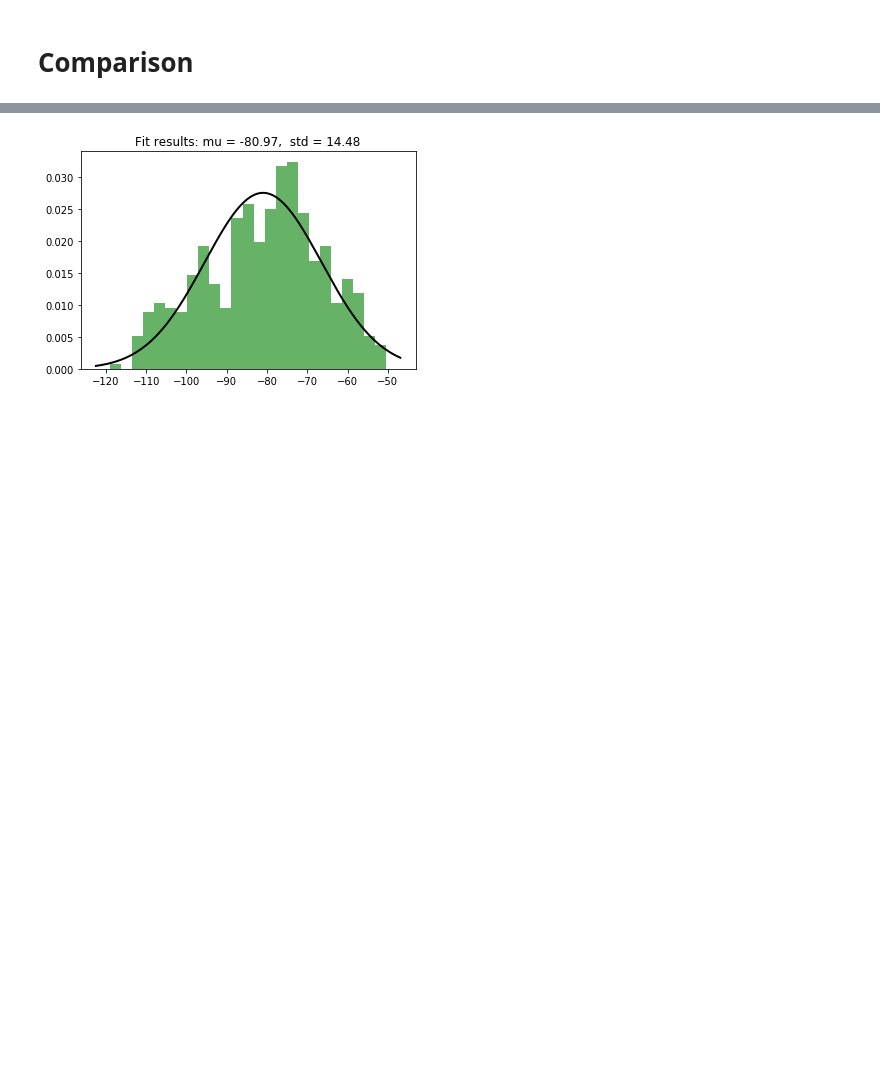
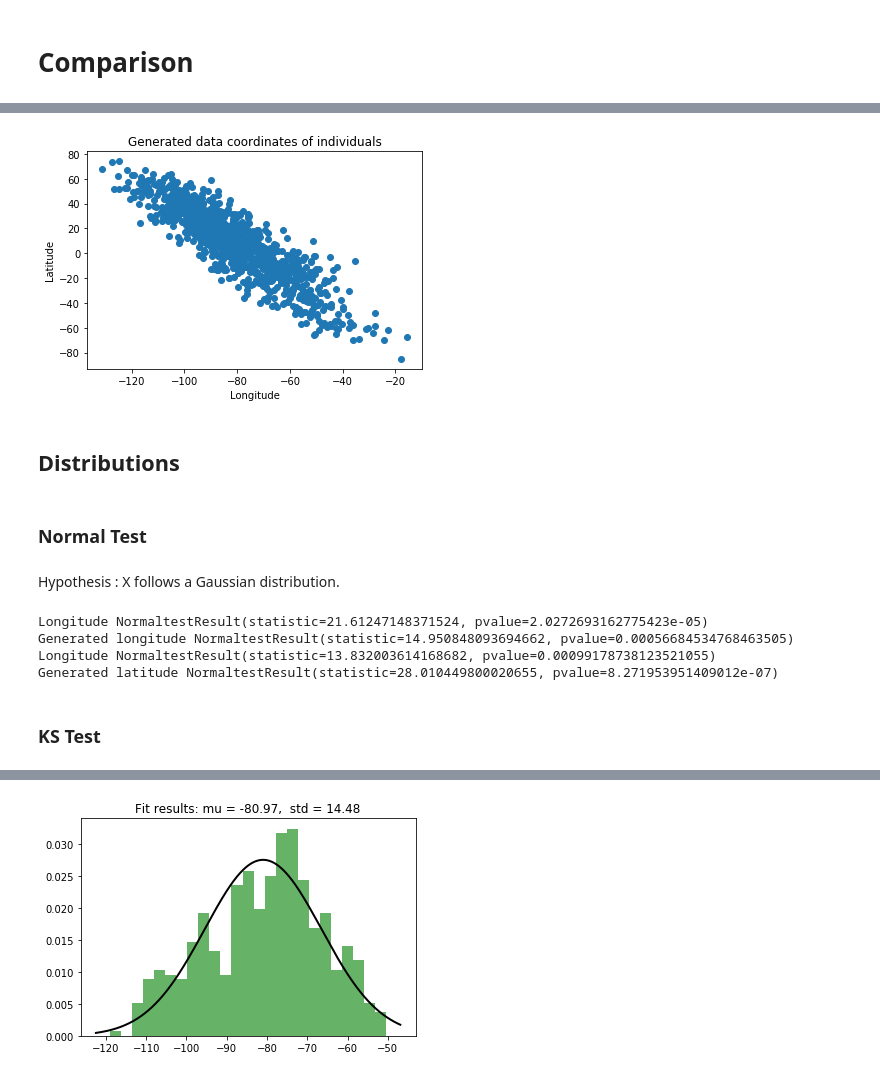
Before and after one commit to thomasgrsp/workaroundmedgan, a Jupyter notebook: notebooks/medgan_pca.ipynb, the cells around one changed output, grey strips where cells are left out. Drawn from its saved outputs; the diff is of its cells as text; code cells hidden in the pictures; blank space fills up the shorter version.

```diff
--- a/notebooks/medgan_pca.ipynb
+++ b/notebooks/medgan_pca.ipynb
@@ -121,0 +145,28 @@ plt.show()
+# %%
+plt.scatter(x_gen_long, x_gen_lat )
+plt.title('Generated data coordinates of individuals')
+plt.xlabel("Longitude")
+plt.ylabel("Latitude")
+plt.show()
+# %% [output]
+[figure, added]
+# %% [markdown]
+## Distributions
+# %% [markdown]
+### Normal Test
+# %% [markdown]
+Hypothesis : X follows a Gaussian distribution.
+# %%
+from scipy.stats.mstats import normaltest
+
+print('Longitude', normaltest(x_long))
+print('Generated longitude', normaltest(x_gen_long))
+print('Longitude', normaltest(x_lat))
+print('Generated latitude', normaltest(x_gen_lat))
+# %% [output]
+Longitude NormaltestResult(statistic=21.61247148371524, pvalue=2.0272693162775423e-05)
+Generated longitude NormaltestResult(statistic=14.950848093694662, pvalue=0.00056684534768463505)
+Longitude NormaltestResult(statistic=13.832003614168682, pvalue=0.00099178738123521055)
+Generated latitude NormaltestResult(statistic=28.010449800020655, pvalue=8.271953951409012e-07)
+# %% [markdown]
+### KS Test
```
Also changed, not shown: parts of 23 cells of this notebook, 6 other files.
